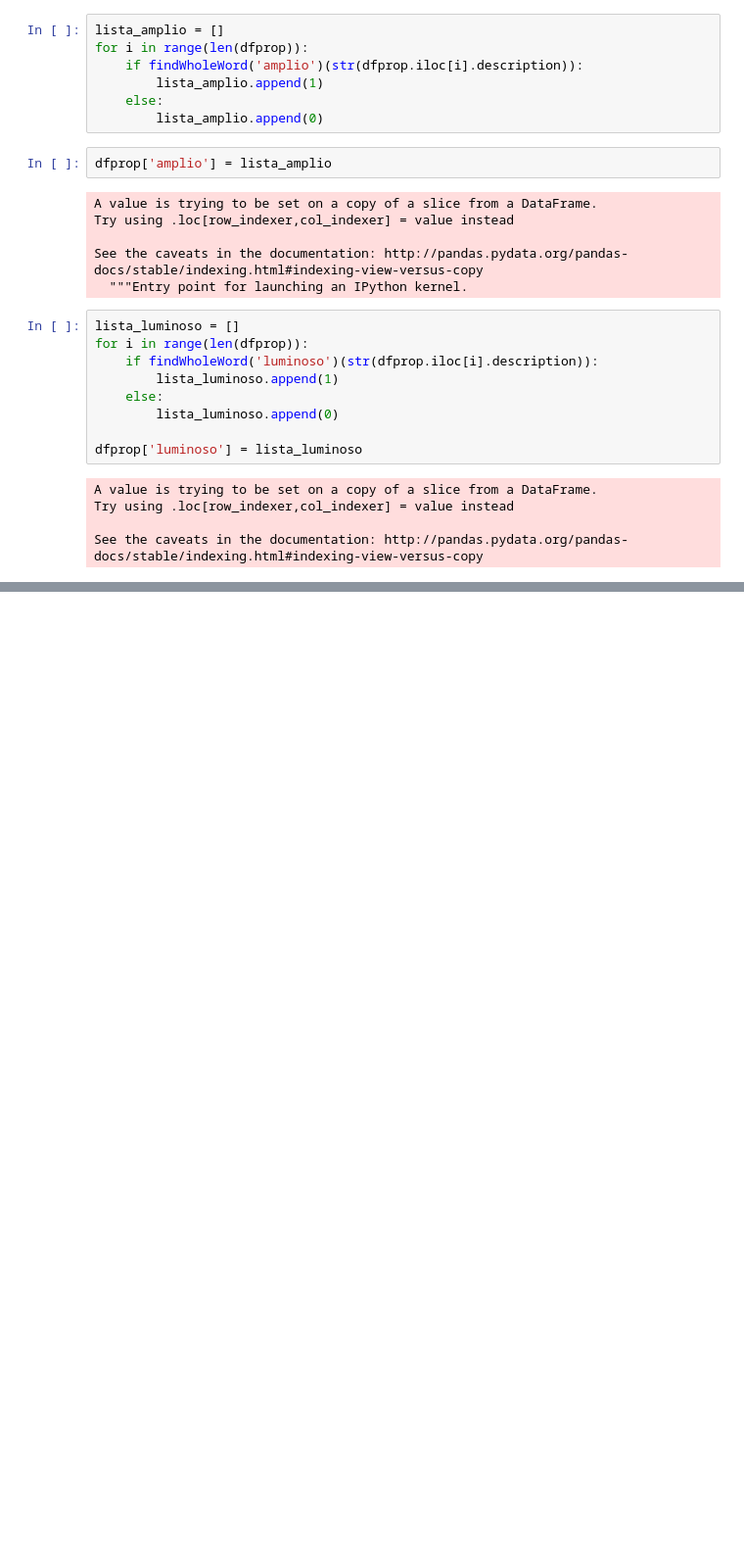
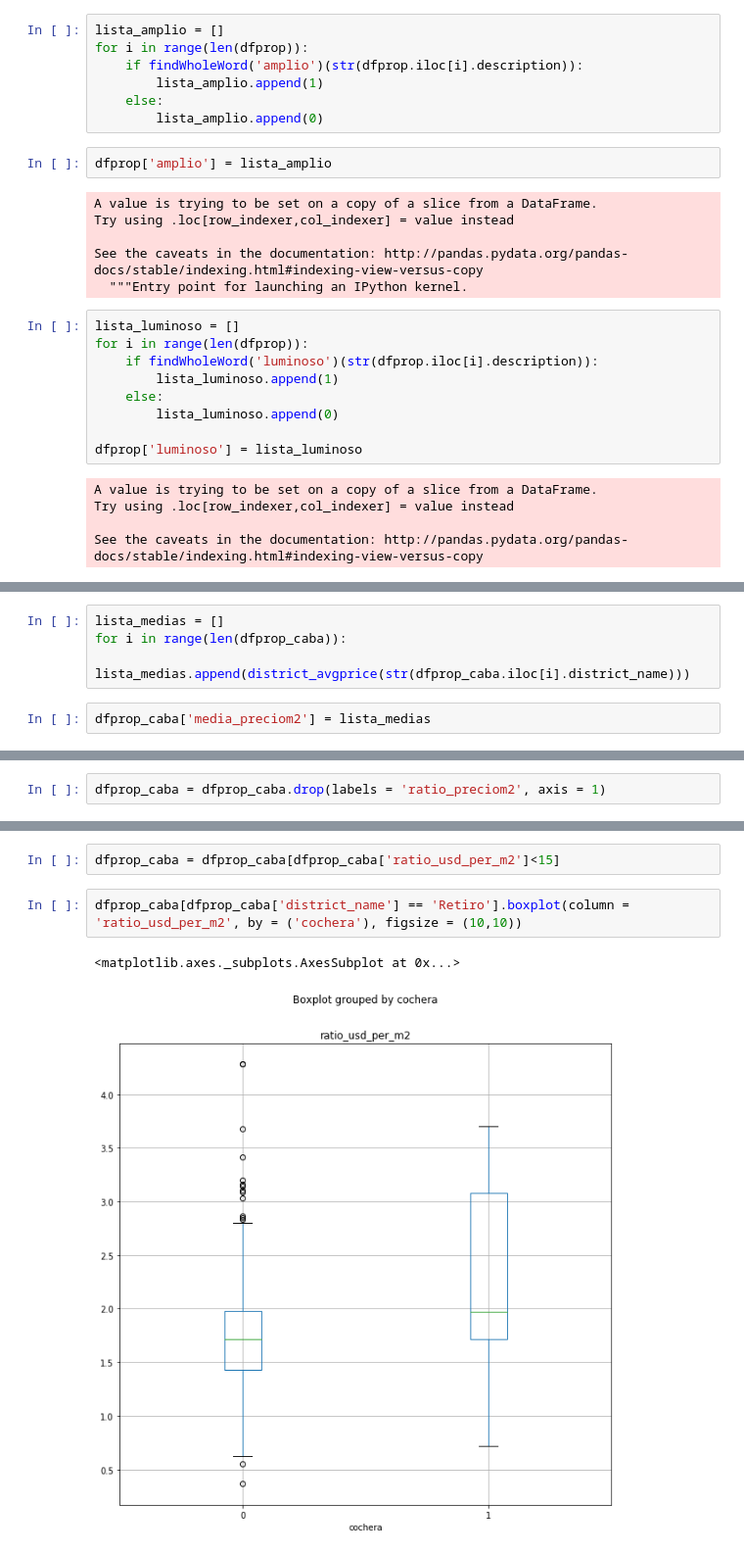
Before and after one commit to rgvillar/properati, a Jupyter notebook: Properati.ipynb, the cells around one changed output, grey strips where cells are left out. Shown at 98% size. Drawn from its saved outputs; the diff is of its cells as text; blank space fills up the shorter version.

```diff
--- a/Properati.ipynb
+++ b/Properati.ipynb
@@ -525,0 +1005,6 @@ ModuleNotFoundError: No module named 'wordcloud'
+# %%
+lista_medias = []
+for i in range(len(dfprop_caba)):
+    lista_medias.append(district_avgprice(str(dfprop_caba.iloc[i].district_name)))
+# %%
+dfprop_caba['media_preciom2'] = lista_medias
@@ -525,0 +1040,2 @@ ModuleNotFoundError: No module named 'wordcloud'
+# %%
+dfprop_caba = dfprop_caba.drop(labels = 'ratio_preciom2', axis = 1)
@@ -525,0 +1063,7 @@ ModuleNotFoundError: No module named 'wordcloud'
+# %%
+dfprop_caba = dfprop_caba[dfprop_caba['ratio_usd_per_m2']<15]
+# %%
+dfprop_caba[dfprop_caba['district_name'] == 'Retiro'].boxplot(column = 'ratio_usd_per_m2', by = ('cochera'), figsize = (10,10))
+# %% [output]
+<matplotlib.axes._subplots.AxesSubplot at 0x...>
+[figure, added]
```
Also changed, not shown: parts of 47 cells of this notebook.
